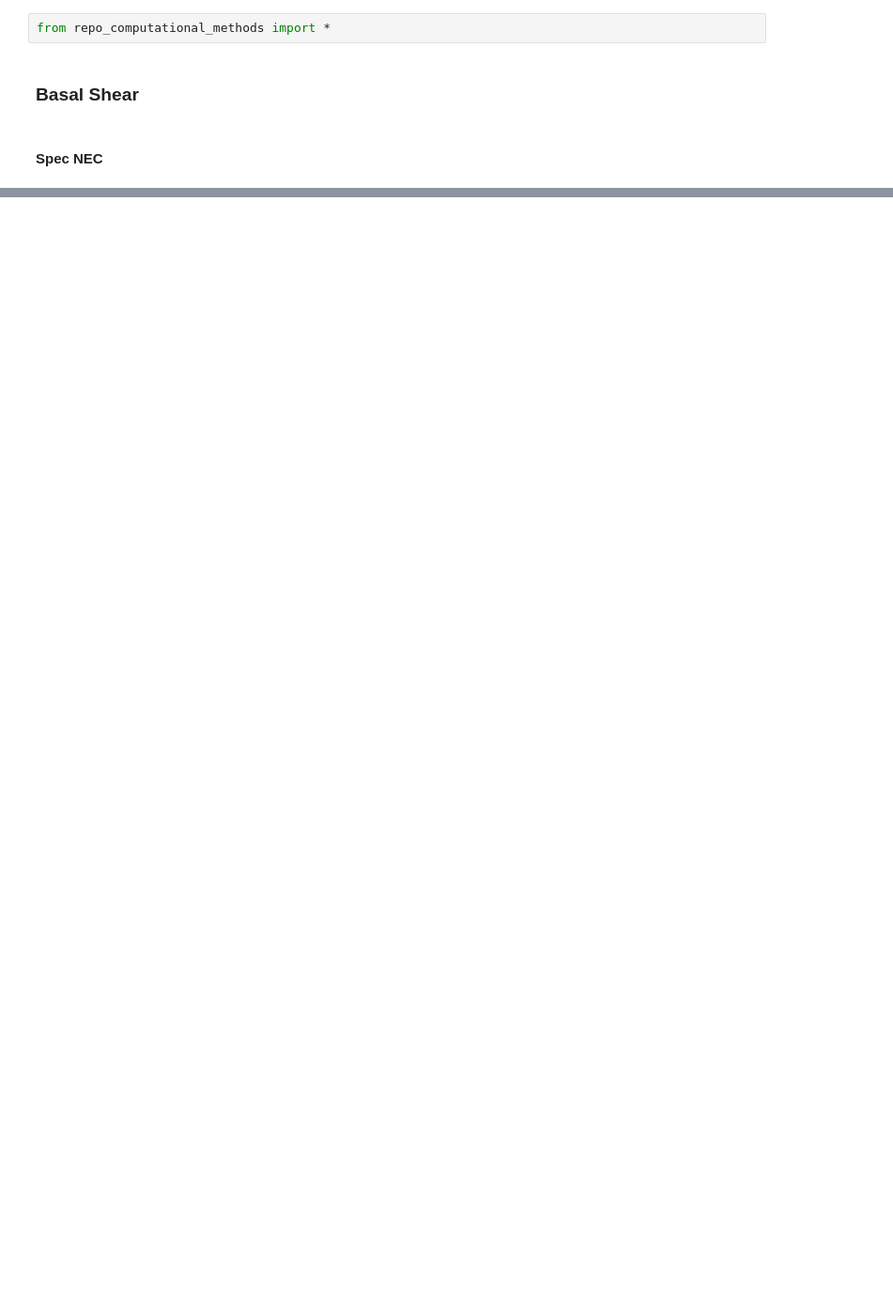
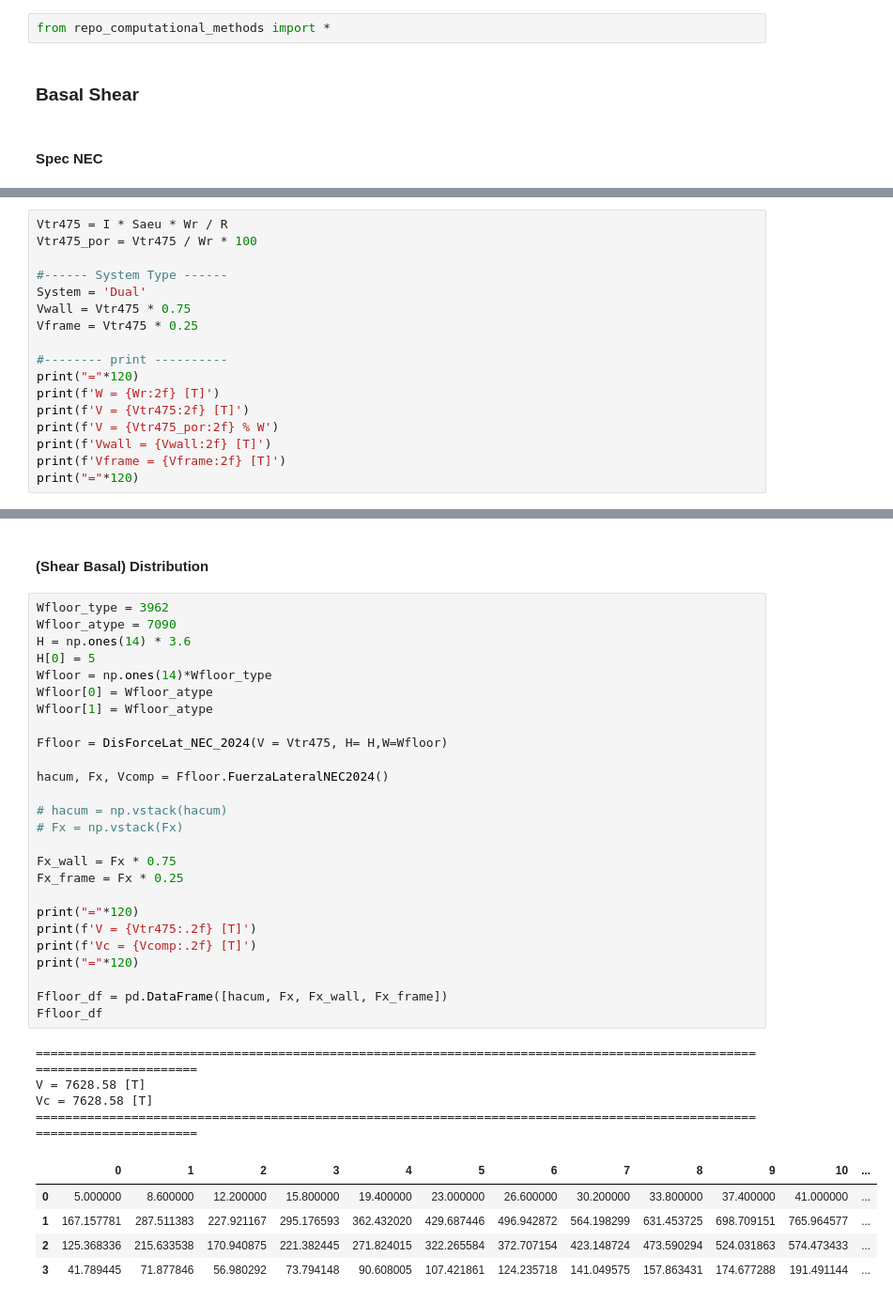
Before and after one commit to Normando1945/Repo_Computational_Methods, a Jupyter notebook: examples/PredEdfMC_2026_01.ipynb, the cells around one changed output, grey strips where cells are left out. Shown at 94% size. Saved outputs shown, nothing was run; the diff lists cells and outputs as text; blank space fills up the shorter version.

```diff
--- a/examples/PredEdfMC_2026_01.ipynb
+++ b/examples/PredEdfMC_2026_01.ipynb
@@ -30,0 +63,17 @@ Sae, Tie, To, Tc, Tl, fa, fd, fs, Saeu
+# %%
+Vtr475 = I * Saeu * Wr / R
+Vtr475_por = Vtr475 / Wr * 100
+
+#------ System Type ------
+System = 'Dual'
+Vwall = Vtr475 * 0.75
+Vframe = Vtr475 * 0.25
+
+#-------- print ----------
+print("="*120)
+print(f'W = {Wr:2f} [T]')
+print(f'V = {Vtr475:2f} [T]')
+print(f'V = {Vtr475_por:2f} % W')
+print(f'Vwall = {Vwall:2f} [T]')
+print(f'Vframe = {Vframe:2f} [T]')
+print("="*120)
@@ -30,0 +88,38 @@ Sae, Tie, To, Tc, Tl, fa, fd, fs, Saeu
+# %% [markdown]
+#### (Shear Basal) Distribution
+# %%
+Wfloor_type = 3962
+Wfloor_atype = 7090
+H = np.ones(14) * 3.6
+H[0] = 5
+Wfloor = np.ones(14)*Wfloor_type
+Wfloor[0] = Wfloor_atype
+Wfloor[1] = Wfloor_atype
+
+Ffloor = DisForceLat_NEC_2024(V = Vtr475, H= H,W=Wfloor)
+
+hacum, Fx, Vcomp = Ffloor.FuerzaLateralNEC2024()
+
+# hacum = np.vstack(hacum)
+# Fx = np.vstack(Fx)
+
+Fx_wall = Fx * 0.75
+Fx_frame = Fx * 0.25
+
+print("="*120)
+print(f'V = {Vtr475:.2f} [T]')
+print(f'Vc = {Vcomp:.2f} [T]')
+print("="*120)
+
+Ffloor_df = pd.DataFrame([hacum, Fx, Fx_wall, Fx_frame])
+Ffloor_df
+# %% [output]
+========================================================================================================================
+V = 7628.58 [T]
+Vc = 7628.58 [T]
+========================================================================================================================
+|  | 0 | 1 | 2 | 3 | 4 | 5 | 6 | 7 | 8 | 9 | 10 | ... |
+| 0 | 5.000000 | 8.600000 | 12.200000 | 15.800000 | 19.400000 | 23.000000 | 26.600000 | 30.200000 | 33.800000 | 37.400000 | 41.000000 | ... |
+| 1 | 167.157781 | 287.511383 | 227.921167 | 295.176593 | 362.432020 | 429.687446 | 496.942872 | 564.198299 | 631.453725 | 698.709151 | 765.964577 | ... |
+| 2 | 125.368336 | 215.633538 | 170.940875 | 221.382445 | 271.824015 | 322.265584 | 372.707154 | 423.148724 | 473.590294 | 524.031863 | 574.473433 | ... |
+| 3 | 41.789445 | 71.877846 | 56.980292 | 73.794148 | 90.608005 | 107.421861 | 124.235718 | 141.049575 | 157.863431 | 174.677288 | 191.491144 | ... |
```
Also changed, not shown: parts of 4 cells of this notebook, 3 other files.
